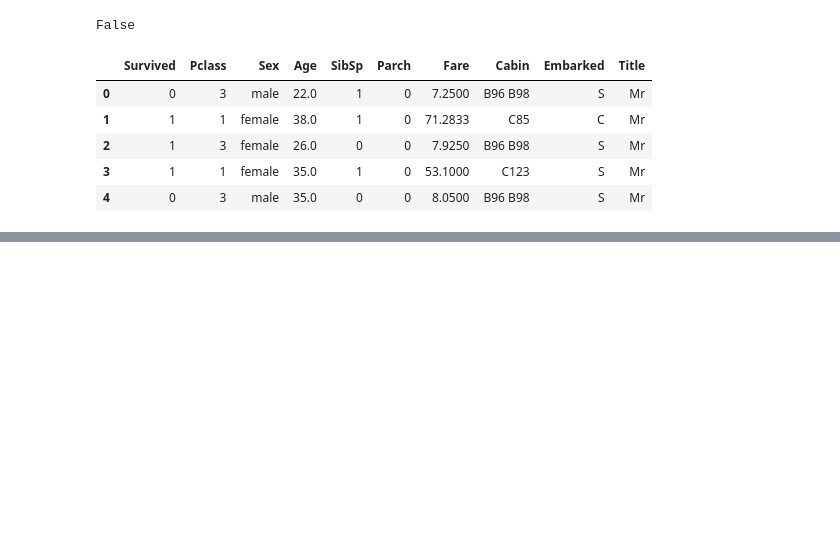
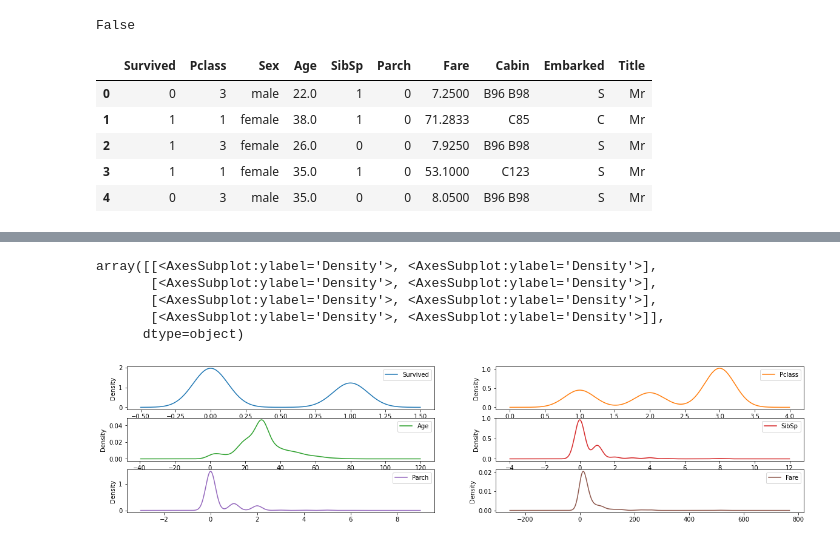
Before and after one commit to DilipKumarB/MachineLearning_Models, a Jupyter notebook: GBM_TitanicSurvival.ipynb, the cells around one changed output, grey strips where cells are left out. Drawn from its saved outputs; the diff is of its cells as text; code cells hidden in the pictures; blank space fills up the shorter version.

```diff
--- a/GBM_TitanicSurvival.ipynb
+++ b/GBM_TitanicSurvival.ipynb
@@ -189,0 +202,9 @@ train.head()
+# %%
+train[quant_features].plot(kind='density',subplots=True, layout = (4,2), sharex = False, figsize=(20,6))
+# %% [output]
+array([[<AxesSubplot:ylabel='Density'>, <AxesSubplot:ylabel='Density'>],
+       [<AxesSubplot:ylabel='Density'>, <AxesSubplot:ylabel='Density'>],
+       [<AxesSubplot:ylabel='Density'>, <AxesSubplot:ylabel='Density'>],
+       [<AxesSubplot:ylabel='Density'>, <AxesSubplot:ylabel='Density'>]],
+      dtype=object)
+[figure, added]
```
Also changed, not shown: parts of 9 cells of this notebook.
